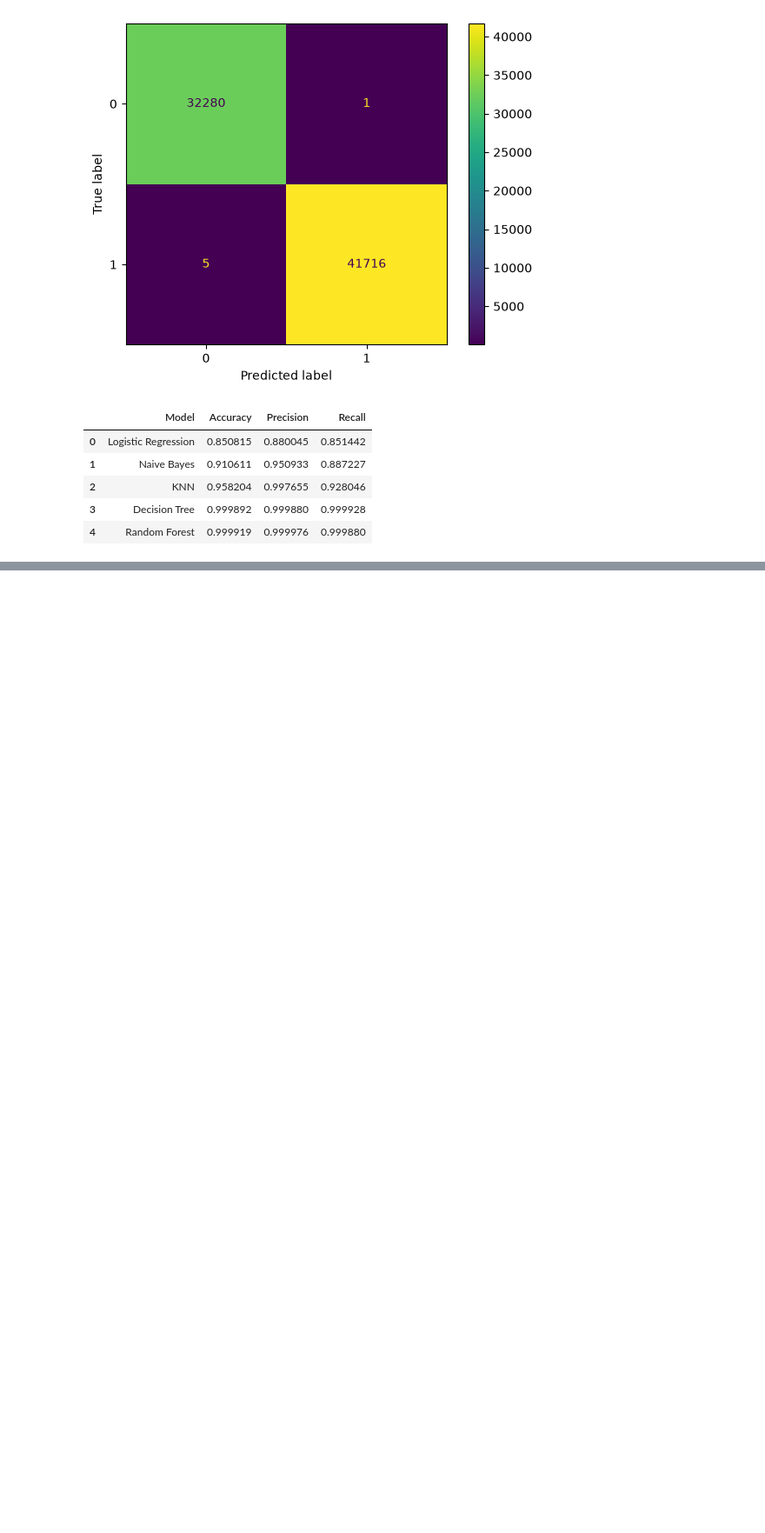
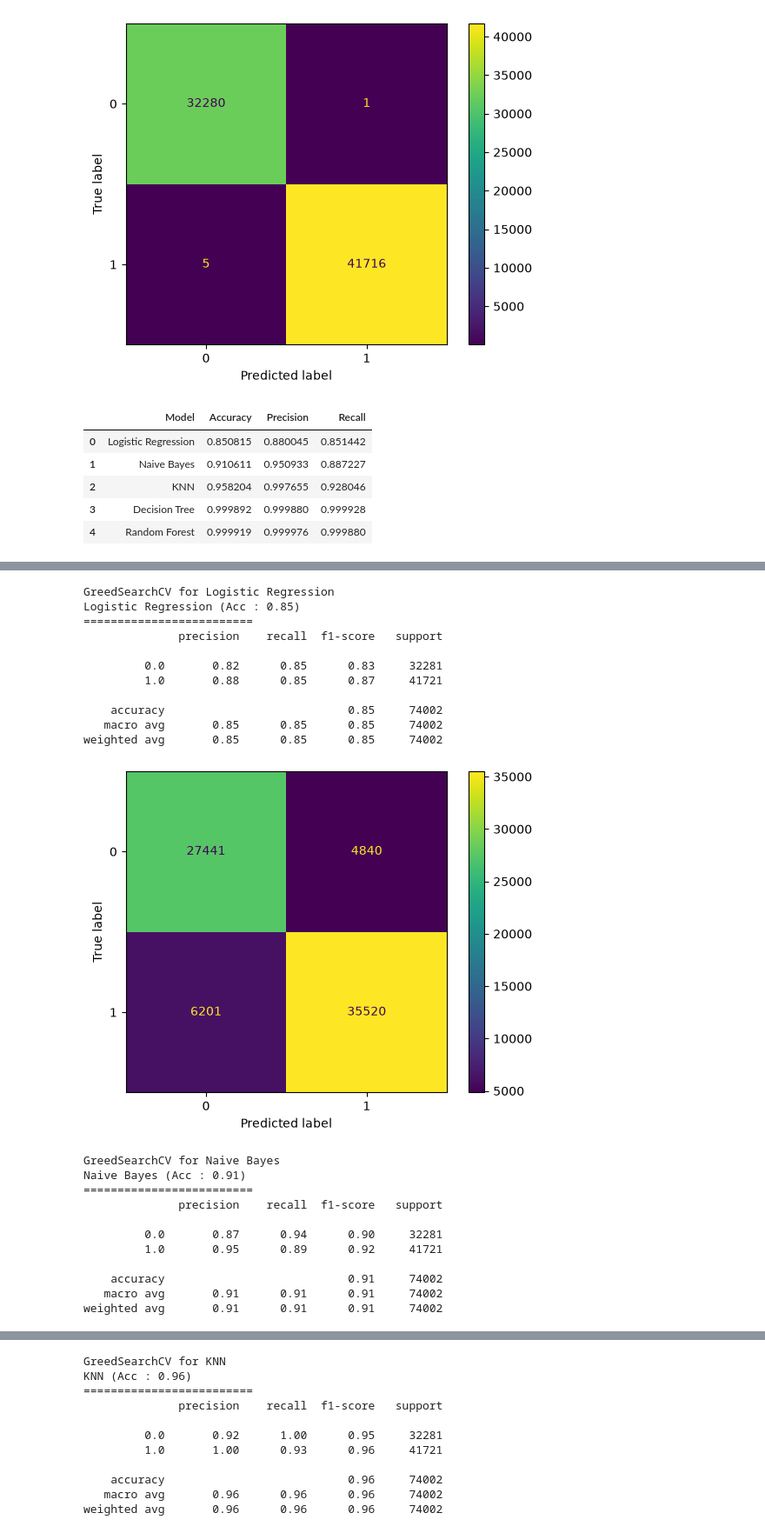
Before and after one commit to aliderakhshan381/Customer-Churn-Prediction, a Jupyter notebook: main.ipynb, the cells around one changed output, grey strips where cells are left out. Shown at 87% size. Drawn from its saved outputs; the diff is of its cells as text; code cells hidden in the pictures; blank space fills up the shorter version.

Commit message:
Hyperparameter tuning. and save best models to pkl file

```diff
--- a/main.ipynb
+++ b/main.ipynb
@@ -383,0 +413,69 @@ weighted avg       1.00      1.00      1.00     74002
+# %%
+tuned_models = {}
+tuned_results = []
+
+for name, model in models.items():
+    print(f"GreedSearchCV for {name}")
+
+    if name in parameter_grids:
+        grid = GridSearchCV(
+            estimator=model,
+            param_grid=parameter_grids[name],
+            scoring="f1",
+            cv=5,
+            n_jobs=-1
+        )
+        grid.fit(X_train, y_train)
+        best_model = grid.best_estimator_
+        best_params = grid.best_params_
+
+
+    tuned_models[name + "Tuned"] = {
+        "model": best_model,
+        "best params": best_params
+    }
+
+    y_pred = best_model.predict(X_test)
+
+    tuned_results.append({
+        "Model": name + "Tuned",
+        "Accuracy": accuracy_score(y_test, y_pred),
+        "Precision": precision_score(y_test, y_pred),
+        "Recall": recall_score(y_test, y_pred),
+        "F1 Score": f1_score(y_test, y_pred),
+        "Best Params": best_params
+    })
+    print(f"{name} (Acc : {accuracy_score(y_test, y_pred):.2f})")
+    print("=========================")
+    print(classification_report(y_test, y_pred))
+    cm  = confusion_matrix(y_test, y_pred)
+    plot = ConfusionMatrixDisplay(confusion_matrix= cm)
+    plot.plot()
+    plt.show()
+
+tuned_result_df = pd.DataFrame(tuned_results)
+tuned_result_df
+# %% [output]
+GreedSearchCV for Logistic Regression
+Logistic Regression (Acc : 0.85)
+=========================
+              precision    recall  f1-score   support
+
+         0.0       0.82      0.85      0.83     32281
+         1.0       0.88      0.85      0.87     41721
+
+    accuracy                           0.85     74002
+   macro avg       0.85      0.85      0.85     74002
+weighted avg       0.85      0.85      0.85     74002
+[figure, added]
+GreedSearchCV for Naive Bayes
+Naive Bayes (Acc : 0.91)
+=========================
+              precision    recall  f1-score   support
+
+         0.0       0.87      0.94      0.90     32281
+         1.0       0.95      0.89      0.92     41721
+
+    accuracy                           0.91     74002
+   macro avg       0.91      0.91      0.91     74002
+weighted avg       0.91      0.91      0.91     74002
@@ -383,0 +483,11 @@ weighted avg       1.00      1.00      1.00     74002
+GreedSearchCV for KNN
+KNN (Acc : 0.96)
+=========================
+              precision    recall  f1-score   support
+
+         0.0       0.92      1.00      0.95     32281
+         1.0       1.00      0.93      0.96     41721
+
+    accuracy                           0.96     74002
+   macro avg       0.96      0.96      0.96     74002
+weighted avg       0.96      0.96      0.96     74002
```
Also changed, not shown: parts of 7 cells of this notebook, 5 other files.
